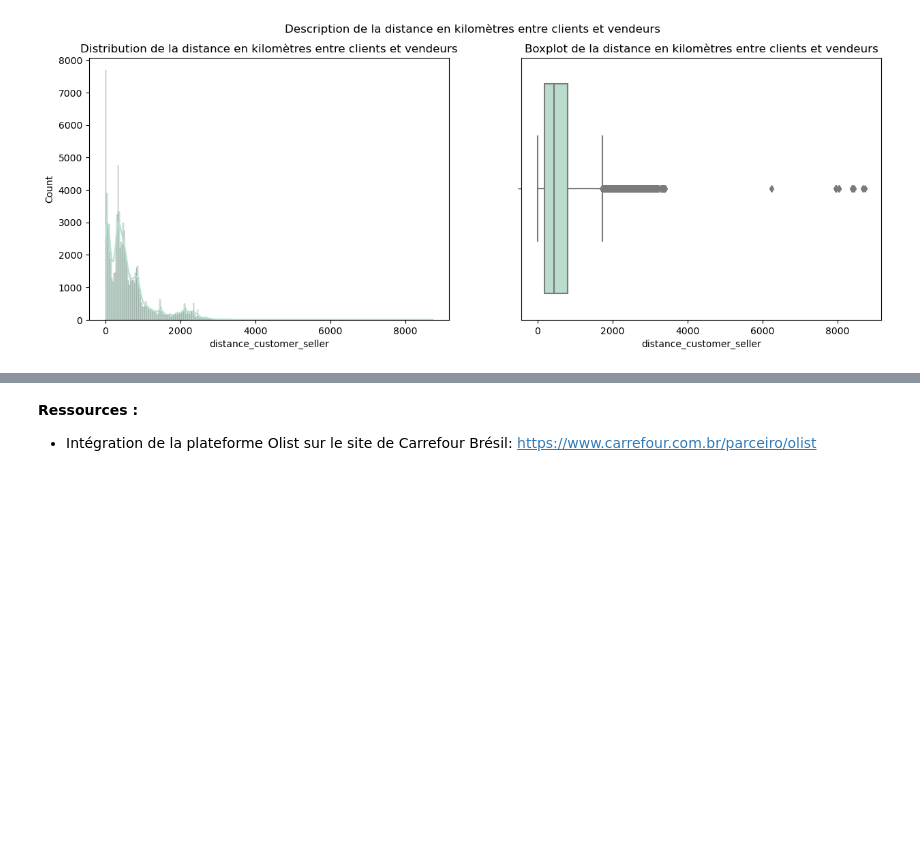
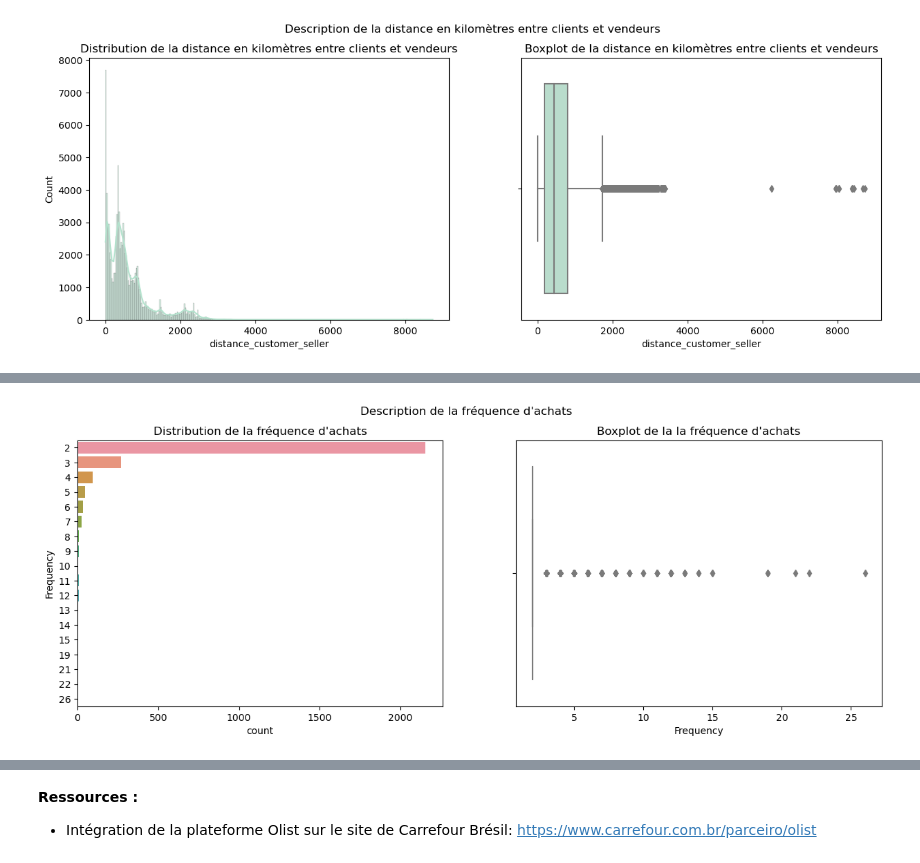
Before and after one commit to Sylvariane/segmentez_les_clients, a Jupyter notebook: POlist_01_analysefinale.ipynb, the cells around one changed output, grey strips where cells are left out. Saved outputs shown, nothing was run; the diff lists cells and outputs as text; code cells hidden in the pictures; blank space fills up the shorter version.

Commit message:
ajout analyse avec Fréquence > 2

```diff
--- a/POlist_01_analysefinale.ipynb
+++ b/POlist_01_analysefinale.ipynb
@@ -435,0 +534,13 @@ data.to_csv("datasets/data_clustering_complete.csv")
+# %%
+fig, axes = plt.subplots(1, 2, figsize=(15, 5))
+fig.suptitle("Description de la fréquence d\'achats")
+
+sns.countplot(ax=axes[0], y="Frequency", data=df)
+axes[0].set_title("Distribution de la fréquence d\'achats")
+
+sns.boxplot(ax=axes[1], x="Frequency", data=df)
+axes[1].set_title("Boxplot de la la fréquence d\'achats")
+
+plt.show()
+# %% [output]
+[figure, added]
```
Also changed, not shown: parts of 16 cells of this notebook.
